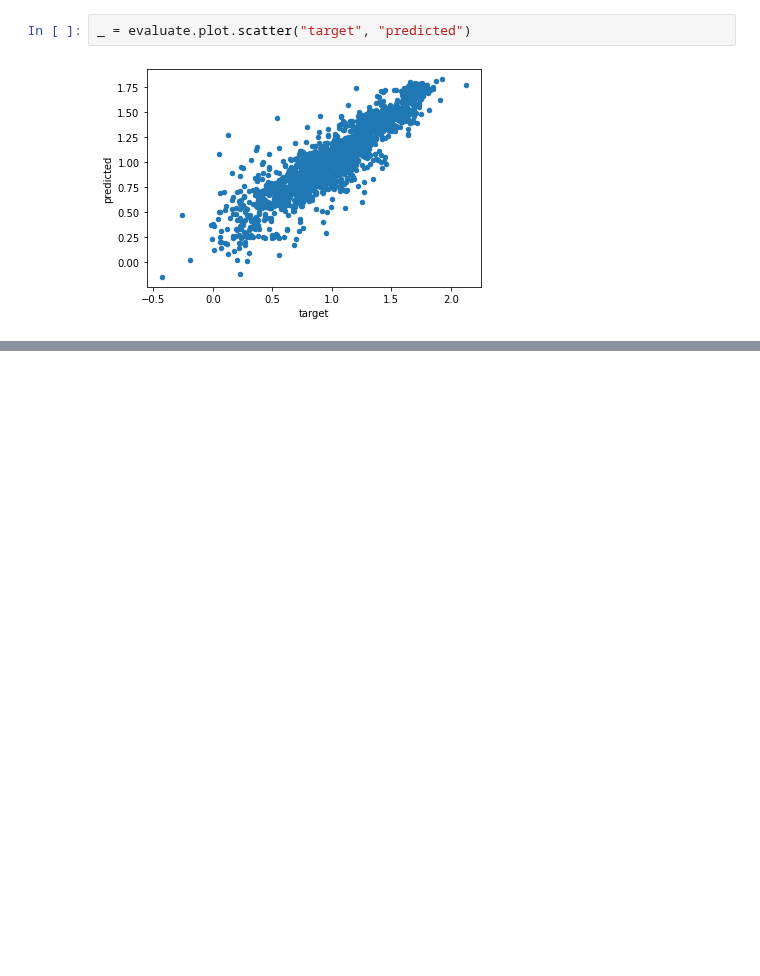
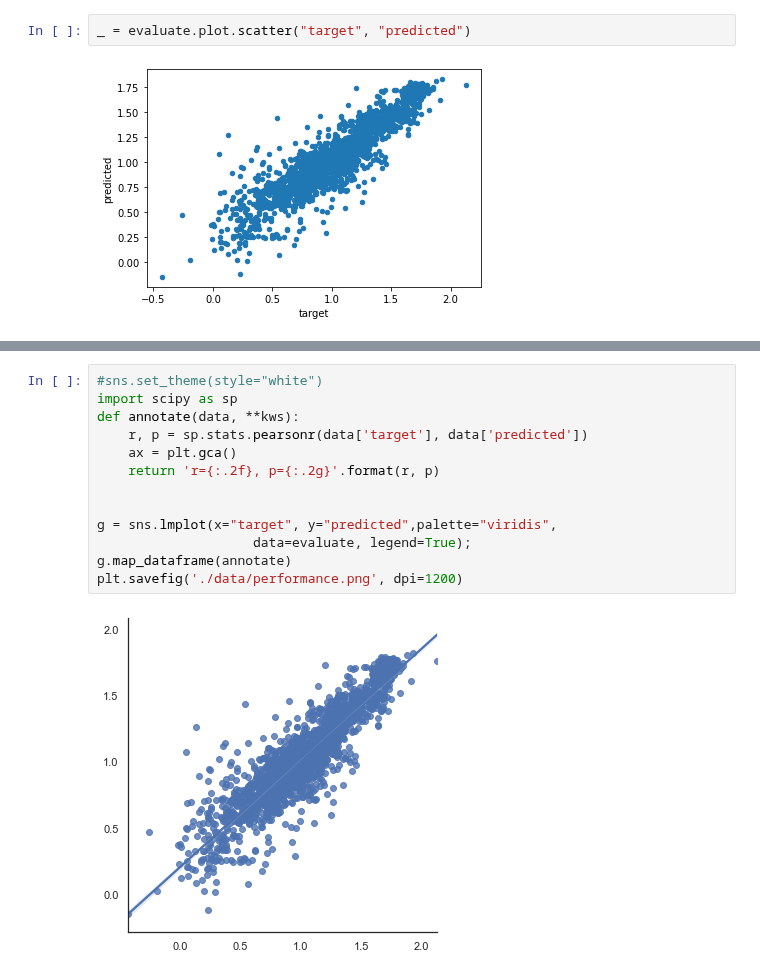
Before and after one commit to AlessioZanga/BioHackaton2021, a Jupyter notebook: evaluation.ipynb, the cells around one changed output, grey strips where cells are left out. Saved outputs shown, nothing was run; the diff lists cells and outputs as text; blank space fills up the shorter version.

```diff
--- a/evaluation.ipynb
+++ b/evaluation.ipynb
@@ -40,0 +64,15 @@ _ = evaluate.plot.scatter("target", "predicted")
+# %%
+#sns.set_theme(style="white")
+import scipy as sp
+def annotate(data, **kws):
+    r, p = sp.stats.pearsonr(data['target'], data['predicted'])
+    ax = plt.gca()
+    return 'r={:.2f}, p={:.2g}'.format(r, p)
+
+
+g = sns.lmplot(x="target", y="predicted",palette="viridis",
+                    data=evaluate, legend=True);
+g.map_dataframe(annotate)
+plt.savefig('./data/performance.png', dpi=1200)
+# %% [output]
+[figure, added]
```
Also changed, not shown: parts of 6 cells of this notebook.
